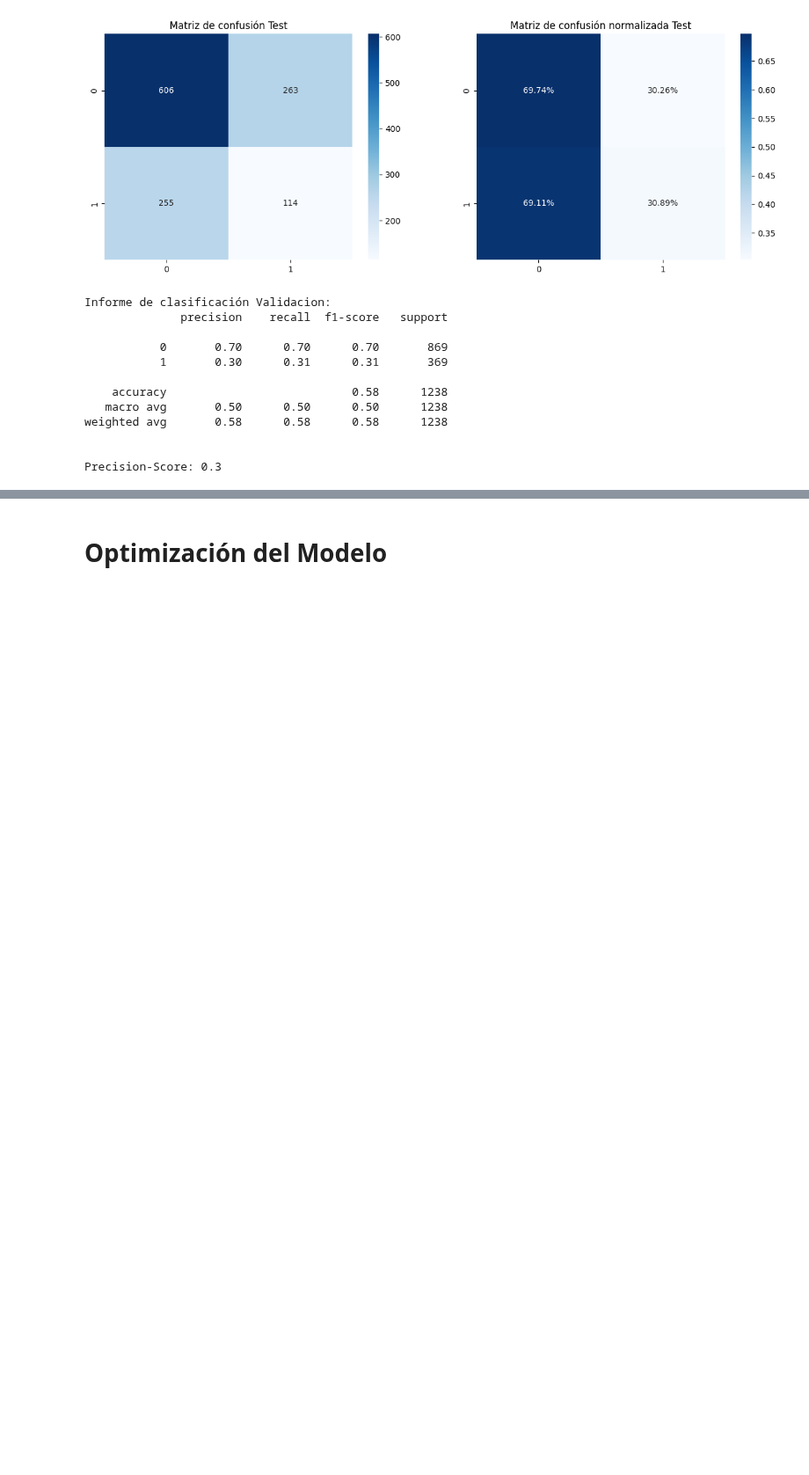
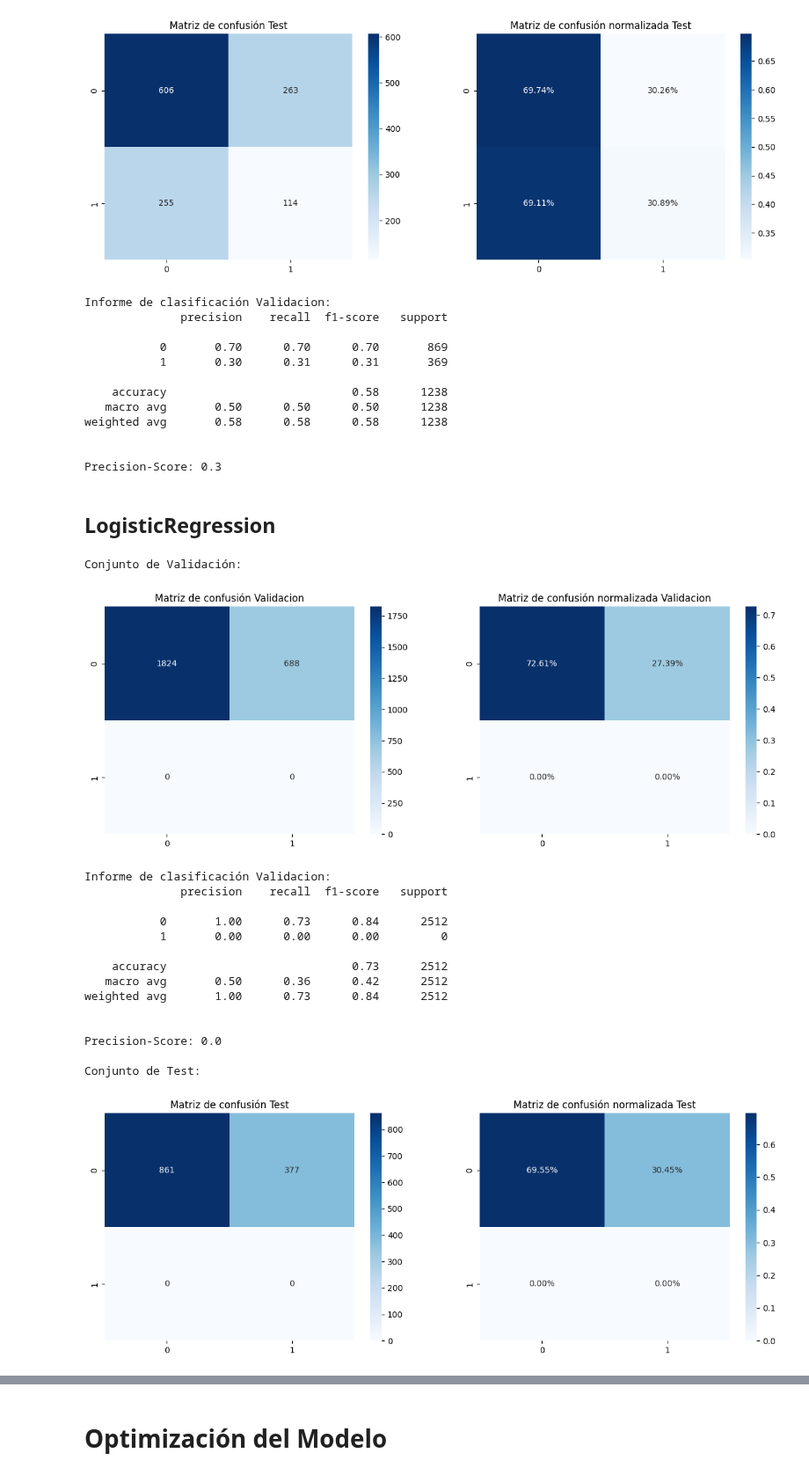
Before and after one commit to eduardomoyab/MDS7202_1, a Jupyter notebook: Proyecto2/Proyecto2_Enunciado.ipynb, the cells around one changed output, grey strips where cells are left out. Shown at 88% size. Cells and saved outputs as stored; diff of their text form; code cells hidden in the pictures; blank space fills up the shorter version.

```diff
--- a/Proyecto2/Proyecto2_Enunciado.ipynb
+++ b/Proyecto2/Proyecto2_Enunciado.ipynb
@@ -539,10 +539,10 @@ def create_pipeline(DataProcessor,ColTransformer, model):
 seed = 40  # Seed para reproducibilidad
 
 clf_dummy = create_pipeline(Preprocess, ct, DummyClassifier(strategy='stratified', random_state=seed))
-clf_logit = create_pipeline(Preprocess, ct, LogisticRegression(random_state=seed))
+clf_logistic = create_pipeline(Preprocess, ct, LogisticRegression(random_state=seed))
 clf_knn = create_pipeline(Preprocess, ct, KNeighborsClassifier())
 clf_tree = create_pipeline(Preprocess, ct, DecisionTreeClassifier(random_state=seed))
-clf_svm = create_pipeline(Preprocess, ct, SVC(random_state=seed))
+clf_svc = create_pipeline(Preprocess, ct, SVC(random_state=seed))
 clf_rf = create_pipeline(Preprocess, ct, RandomForestClassifier(random_state=seed))
 clf_lgbm = create_pipeline(Preprocess, ct, LGBMClassifier(random_state=seed))
 clf_xgb = create_pipeline(Preprocess, ct, XGBClassifier(random_state=seed))
@@ -628,3 +630,75 @@ weighted avg       0.58      0.58      0.58      1238
 
 
 Precision-Score: 0.3
+# %% [markdown]
+## LogisticRegression
+# %%
+# Ajustar el clasificador
+clf_logistic.fit(X_train, y_train)
+
+# Predecir
+#Validacion
+y_pred_val = clf_logistic.predict(X_val)
+#Test
+y_pred_test = clf_logistic.predict(X_test)
+
+# Calcular métricas
+#Validacion
+conf_matrix_val = confusion_matrix(y_pred_val, y_val)
+conf_matrix_norm_val = confusion_matrix(y_pred_val, y_val, normalize='true')
+class_report_val = classification_report(y_pred_val, y_val)
+precision_val = precision_score(y_pred_val, y_val).round(2)
+
+#Test
+conf_matrix_test = confusion_matrix(y_pred_test, y_test)
+conf_matrix_norm_test = confusion_matrix(y_pred_test, y_test, normalize='true')
+class_report_test = classification_report(y_pred_test, y_test)
+precision_test = precision_score(y_pred_test, y_test).round(2)
+
+# Mostrar los resultados  de forma gráfica
+print("Conjunto de Validación:")
+#Creamos 2 subplots, matriz de confusión y matriz normalizada
+fig, ax = plt.subplots(1,2,figsize=(15,5))
+sns.heatmap(conf_matrix_val, annot=True, fmt='d', cmap='Blues', ax=ax[0])
+sns.heatmap(conf_matrix_norm_val, annot=True, fmt='.2%', cmap='Blues', ax=ax[1])
+ax[0].set_title('Matriz de confusión Validacion')
+ax[1].set_title('Matriz de confusión normalizada Validacion')
+plt.show()
+
+
+print("\nInforme de clasificación Validacion:")
+print(class_report_val)
+
+print("\nPrecision-Score:", precision_val)
+
+print("\nConjunto de Test:")
+#Creamos 2 subplots, matriz de confusión y matriz normalizada
+fig, ax = plt.subplots(1,2,figsize=(15,5))
+sns.heatmap(conf_matrix_test, annot=True, fmt='d', cmap='Blues', ax=ax[0])
+sns.heatmap(conf_matrix_norm_test, annot=True, fmt='.2%', cmap='Blues', ax=ax[1])
+ax[0].set_title('Matriz de confusión Test')
+ax[1].set_title('Matriz de confusión normalizada Test')
+plt.show()
+
+print("\nInforme de clasificación Validacion:")
+print(class_report_test)
+
+print("\nPrecision-Score:", precision_test)
+# %% [output]
+Conjunto de Validación:
+[figure, added]
+Informe de clasificación Validacion:
+              precision    recall  f1-score   support
+
+           0       1.00      0.73      0.84      2512
+           1       0.00      0.00      0.00         0
+
+    accuracy                           0.73      2512
+   macro avg       0.50      0.36      0.42      2512
+weighted avg       1.00      0.73      0.84      2512
+
+
+Precision-Score: 0.0
+
+Conjunto de Test:
+[figure, added]
```
Also changed, not shown: parts of 14 cells of this notebook.
